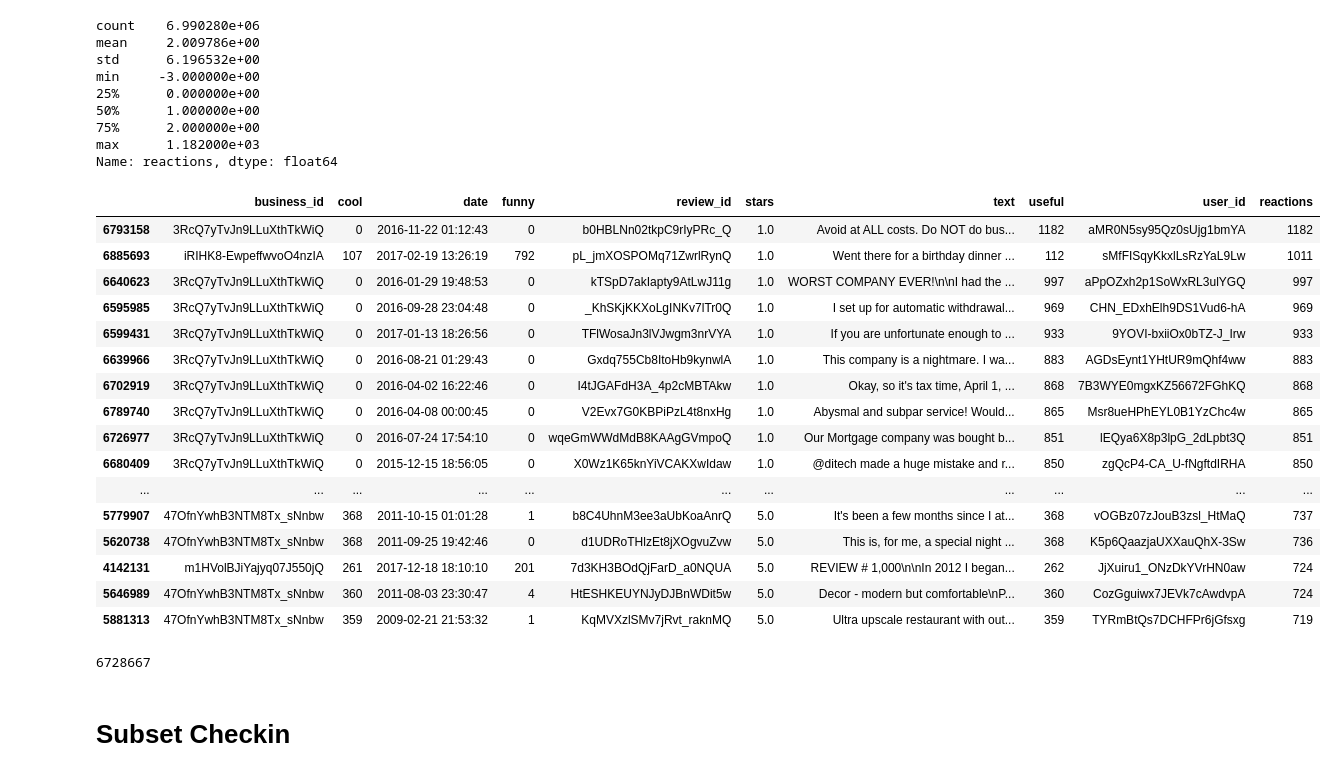
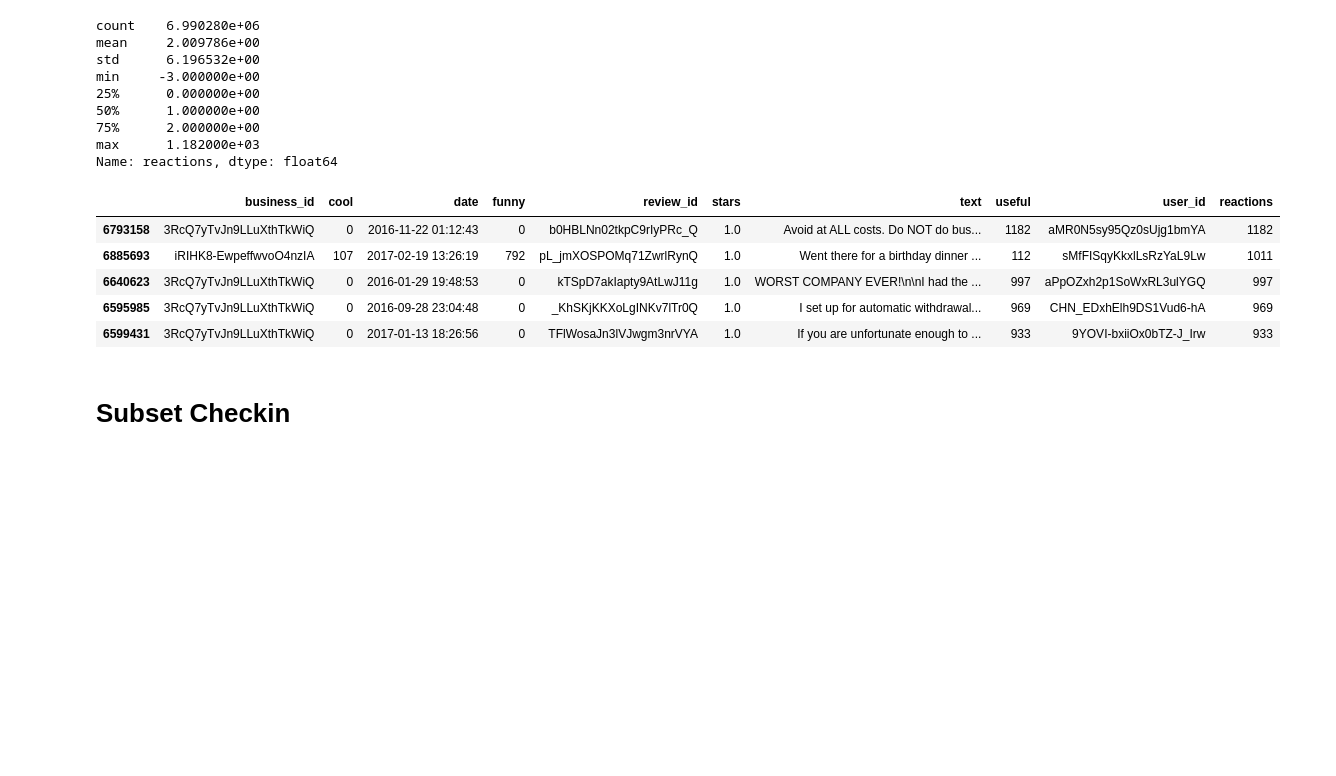
Before and after one commit to HenryLABFinalGrupo02/trabajofinal, a Jupyter notebook: Success_indicator.ipynb, the cells around one changed output. Drawn from its saved outputs; the diff is of its cells as text; code cells hidden in the pictures; blank space fills up the shorter version.

```diff
--- a/Success_indicator.ipynb
+++ b/Success_indicator.ipynb
@@ -223,26 +170,11 @@ min     -3.000000e+00
 max      1.182000e+03
 Name: reactions, dtype: float64
 # %%
-review.sort_values(by='reactions', ascending=False).head(25)
+review.sort_values(by='reactions', ascending=False).head()
 # %% [output]
 |  | business_id | cool | date | funny | review_id | stars | text | useful | user_id | reactions |
 | 6793158 | 3RcQ7yTvJn9LLuXthTkWiQ | 0 | 2016-11-22 01:12:43 | 0 | b0HBLNn02tkpC9rIyPRc_Q | 1.0 | Avoid at ALL costs. Do NOT do bus... | 1182 | aMR0N5sy95Qz0sUjg1bmYA | 1182 |
 | 6885693 | iRIHK8-EwpeffwvoO4nzIA | 107 | 2017-02-19 13:26:19 | 792 | pL_jmXOSPOMq71ZwrlRynQ | 1.0 | Went there for a birthday dinner ... | 112 | sMfFISqyKkxlLsRzYaL9Lw | 1011 |
 | 6640623 | 3RcQ7yTvJn9LLuXthTkWiQ | 0 | 2016-01-29 19:48:53 | 0 | kTSpD7akIapty9AtLwJ11g | 1.0 | WORST COMPANY EVER!\n\nI had the ... | 997 | aPpOZxh2p1SoWxRL3ulYGQ | 997 |
 | 6595985 | 3RcQ7yTvJn9LLuXthTkWiQ | 0 | 2016-09-28 23:04:48 | 0 | _KhSKjKKXoLgINKv7lTr0Q | 1.0 | I set up for automatic withdrawal... | 969 | CHN_EDxhElh9DS1Vud6-hA | 969 |
 | 6599431 | 3RcQ7yTvJn9LLuXthTkWiQ | 0 | 2017-01-13 18:26:56 | 0 | TFlWosaJn3lVJwgm3nrVYA | 1.0 | If you are unfortunate enough to ... | 933 | 9YOVI-bxiiOx0bTZ-J_Irw | 933 |
-| 6639966 | 3RcQ7yTvJn9LLuXthTkWiQ | 0 | 2016-08-21 01:29:43 | 0 | Gxdq755Cb8ItoHb9kynwlA | 1.0 | This company is a nightmare. I wa... | 883 | AGDsEynt1YHtUR9mQhf4ww | 883 |
-| 6702919 | 3RcQ7yTvJn9LLuXthTkWiQ | 0 | 2016-04-02 16:22:46 | 0 | I4tJGAFdH3A_4p2cMBTAkw | 1.0 | Okay, so it's tax time, April 1, ... | 868 | 7B3WYE0mgxKZ56672FGhKQ | 868 |
-| 6789740 | 3RcQ7yTvJn9LLuXthTkWiQ | 0 | 2016-04-08 00:00:45 | 0 | V2Evx7G0KBPiPzL4t8nxHg | 1.0 | Abysmal and subpar service! Would... | 865 | Msr8ueHPhEYL0B1YzChc4w | 865 |
-| 6726977 | 3RcQ7yTvJn9LLuXthTkWiQ | 0 | 2016-07-24 17:54:10 | 0 | wqeGmWWdMdB8KAAgGVmpoQ | 1.0 | Our Mortgage company was bought b... | 851 | lEQya6X8p3lpG_2dLpbt3Q | 851 |
-| 6680409 | 3RcQ7yTvJn9LLuXthTkWiQ | 0 | 2015-12-15 18:56:05 | 0 | X0Wz1K65knYiVCAKXwIdaw | 1.0 | @ditech made a huge mistake and r... | 850 | zgQcP4-CA_U-fNgftdIRHA | 850 |
-| ... | ... | ... | ... | ... | ... | ... | ... | ... | ... | ... |
-| 5779907 | 47OfnYwhB3NTM8Tx_sNnbw | 368 | 2011-10-15 01:01:28 | 1 | b8C4UhnM3ee3aUbKoaAnrQ | 5.0 | It's been a few months since I at... | 368 | vOGBz07zJouB3zsl_HtMaQ | 737 |
-| 5620738 | 47OfnYwhB3NTM8Tx_sNnbw | 368 | 2011-09-25 19:42:46 | 0 | d1UDRoTHlzEt8jXOgvuZvw | 5.0 | This is, for me, a special night ... | 368 | K5p6QaazjaUXXauQhX-3Sw | 736 |
-| 4142131 | m1HVolBJiYajyq07J550jQ | 261 | 2017-12-18 18:10:10 | 201 | 7d3KH3BOdQjFarD_a0NQUA | 5.0 | REVIEW # 1,000\n\nIn 2012 I began... | 262 | JjXuiru1_ONzDkYVrHN0aw | 724 |
-| 5646989 | 47OfnYwhB3NTM8Tx_sNnbw | 360 | 2011-08-03 23:30:47 | 4 | HtESHKEUYNJyDJBnWDit5w | 5.0 | Decor - modern but comfortable\nP... | 360 | CozGguiwx7JEVk7cAwdvpA | 724 |
-| 5881313 | 47OfnYwhB3NTM8Tx_sNnbw | 359 | 2009-02-21 21:53:32 | 1 | KqMVXzlSMv7jRvt_raknMQ | 5.0 | Ultra upscale restaurant with out... | 359 | TYRmBtQs7DCHFPr6jGfsxg | 719 |
-# %%
-len(review[review['reactions']<10])
-# %% [output]
-6728667
```
Also changed, not shown: parts of 52 cells of this notebook, 1 other file.
